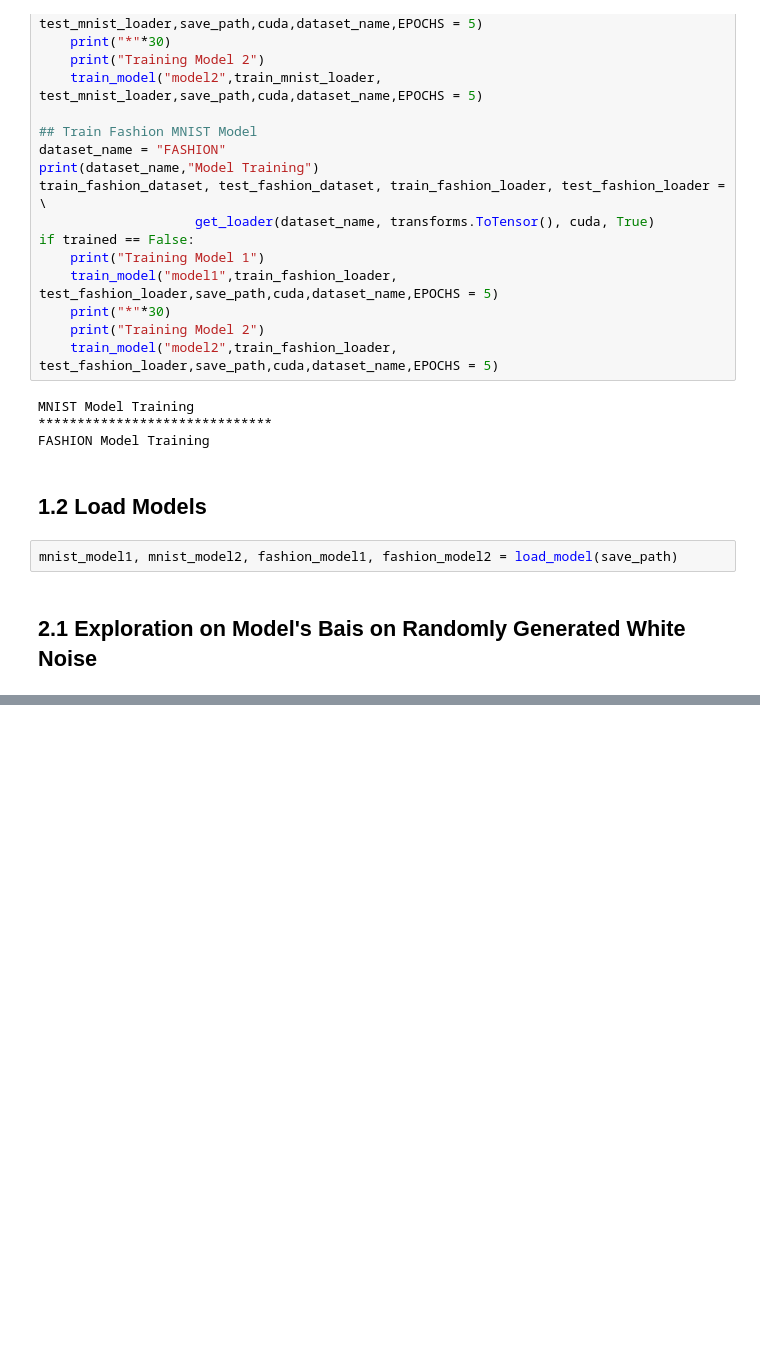
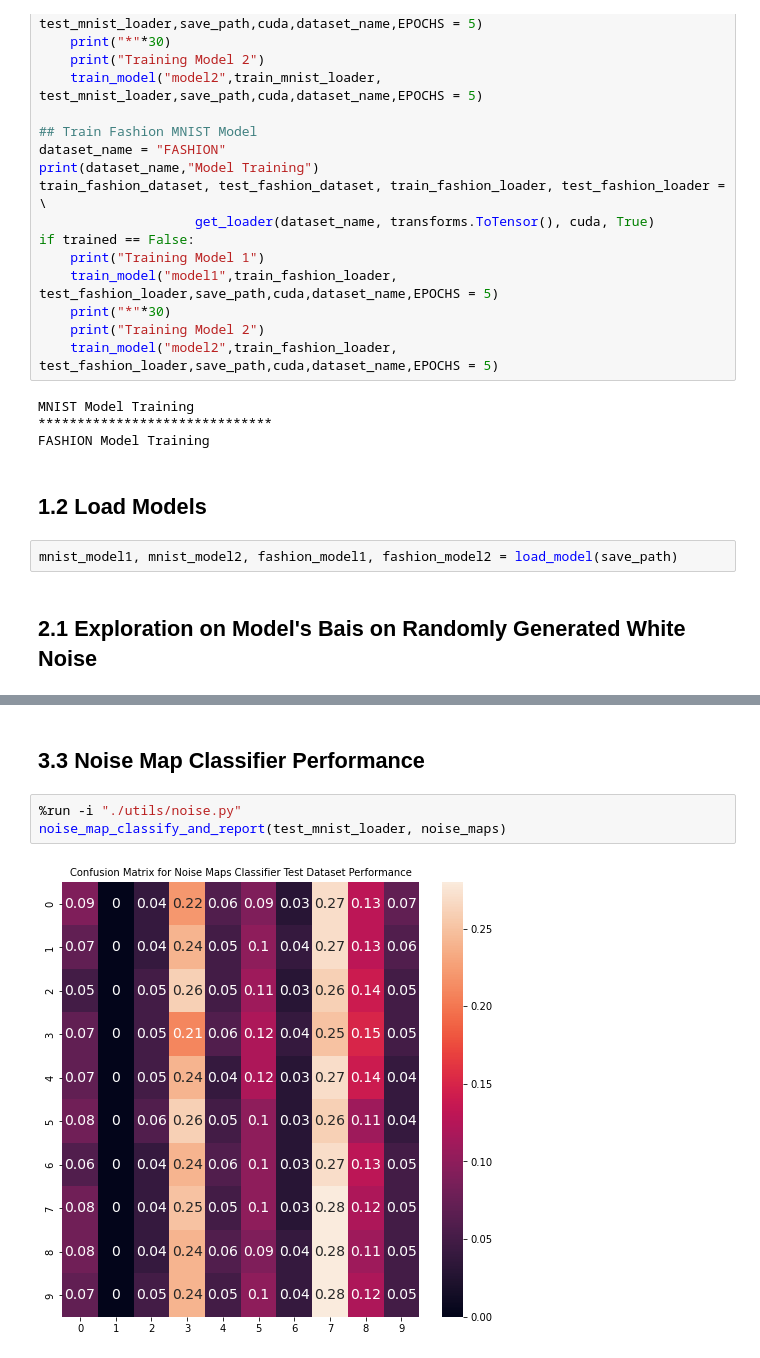
Before and after one commit to b349zhan/white_noise_analysis, a Jupyter notebook: main.ipynb, the cells around one changed output, grey strips where cells are left out. Drawn from its saved outputs; the diff is of its cells as text; blank space fills up the shorter version.

```diff
--- a/main.ipynb
+++ b/main.ipynb
@@ -78,0 +83,7 @@ visualize_noise(noise_maps, embedded=True)
+# %% [markdown]
+## 3.3 Noise Map Classifier Performance
+# %%
+%run -i "./utils/noise.py"
+noise_map_classify_and_report(test_mnist_loader, noise_maps)
+# %% [output]
+[figure, added]
```
Also changed, not shown: parts of 8 cells of this notebook, 2 other files.
